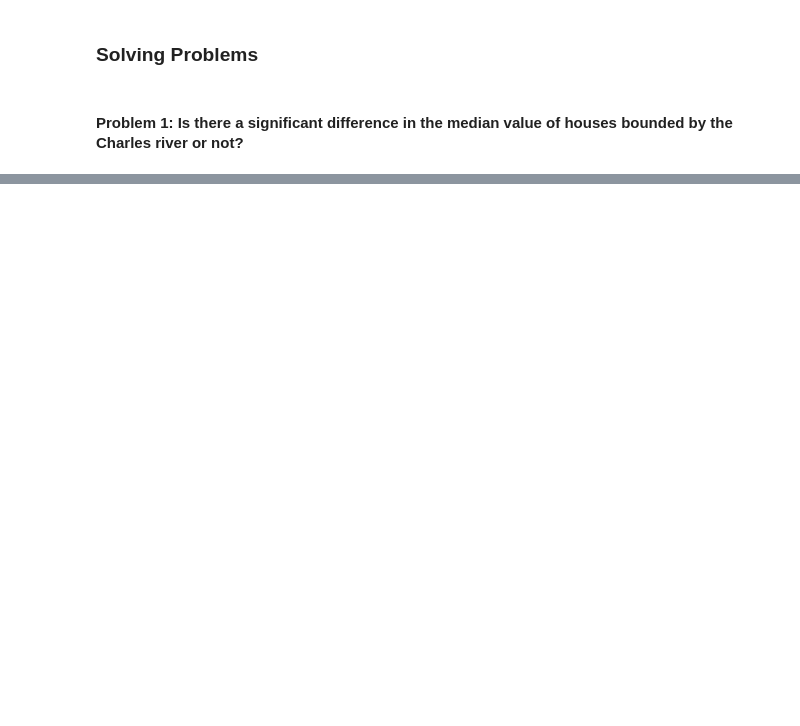
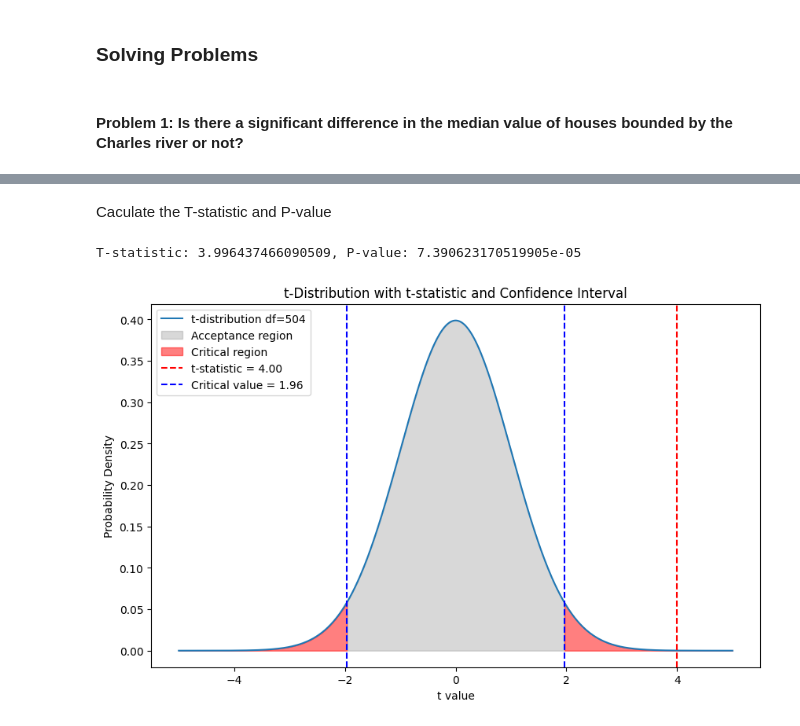
Before and after one commit to thangthewinner/Boston_House_Prices, a Jupyter notebook: BostonHousing.ipynb, the cells around one changed output, grey strips where cells are left out. Cells and saved outputs as stored; diff of their text form; code cells hidden in the pictures; blank space fills up the shorter version.

```diff
--- a/BostonHousing.ipynb
+++ b/BostonHousing.ipynb
@@ -42,0 +87,51 @@ boston_df.head(5)
+# %% [markdown]
+Caculate the T-statistic and P-value
+# %%
+# Separate the data into two groups based on the CHAS variable
+bounded_by_river = boston_df[boston_df['CHAS'] == 1]['MEDV']
+not_bounded_by_river = boston_df[boston_df['CHAS'] == 0]['MEDV']
+
+# Perform an independent t-test
+t_stat, p_value = scipy.stats.ttest_ind(bounded_by_river, not_bounded_by_river)
+
+
+# Display the results
+print(f"T-statistic: {t_stat}, P-value: {p_value}")
+# %% [output]
+T-statistic: 3.996437466090509, P-value: 7.390623170519905e-05
+# %%
+df = len(bounded_by_river) + len(not_bounded_by_river) - 2  # degrees of freedom
+alpha = 0.05  # significance level for a 95% confidence interval
+
+# Create an array of x values for the t-distribution
+x = np.linspace(-5, 5, 1000)
+
+# Calculate the t-distribution for the given degrees of freedom
+y = scipy.stats.t.pdf(x, df)
+
+# Critical t-value for a two-tailed test at 95% confidence level
+critical_value = scipy.stats.t.ppf(1 - alpha/2, df)
+
+# Plot the t-distribution
+plt.figure(figsize=(10, 6))
+plt.plot(x, y, label='t-distribution df={}'.format(df))
+
+# Fill the acceptance region (within the critical values)
+plt.fill_between(x, y, where=(x <= critical_value) & (x >= -critical_value), color='grey', alpha=0.3, label='Acceptance region')
+
+# Highlight the t-statistic
+plt.fill_between(x, y, where=(x >= critical_value), color='red', alpha=0.5, label='Critical region')
+plt.fill_between(x, y, where=(x <= -critical_value), color='red', alpha=0.5)
+plt.axvline(x=t_stat, color='red', linestyle='--', label='t-statistic = {:.2f}'.format(t_stat))
+
+# Add critical value lines
+plt.axvline(x=critical_value, color='blue', linestyle='--', label='Critical value = {:.2f}'.format(critical_value))
+plt.axvline(x=-critical_value, color='blue', linestyle='--')
+
+plt.title('t-Distribution with t-statistic and Confidence Interval')
+plt.xlabel('t value')
+plt.ylabel('Probability Density')
+plt.legend()
+plt.show()
+# %% [output]
+[figure, added]
```
Also changed, not shown: parts of 38 cells of this notebook, 2 other files.
